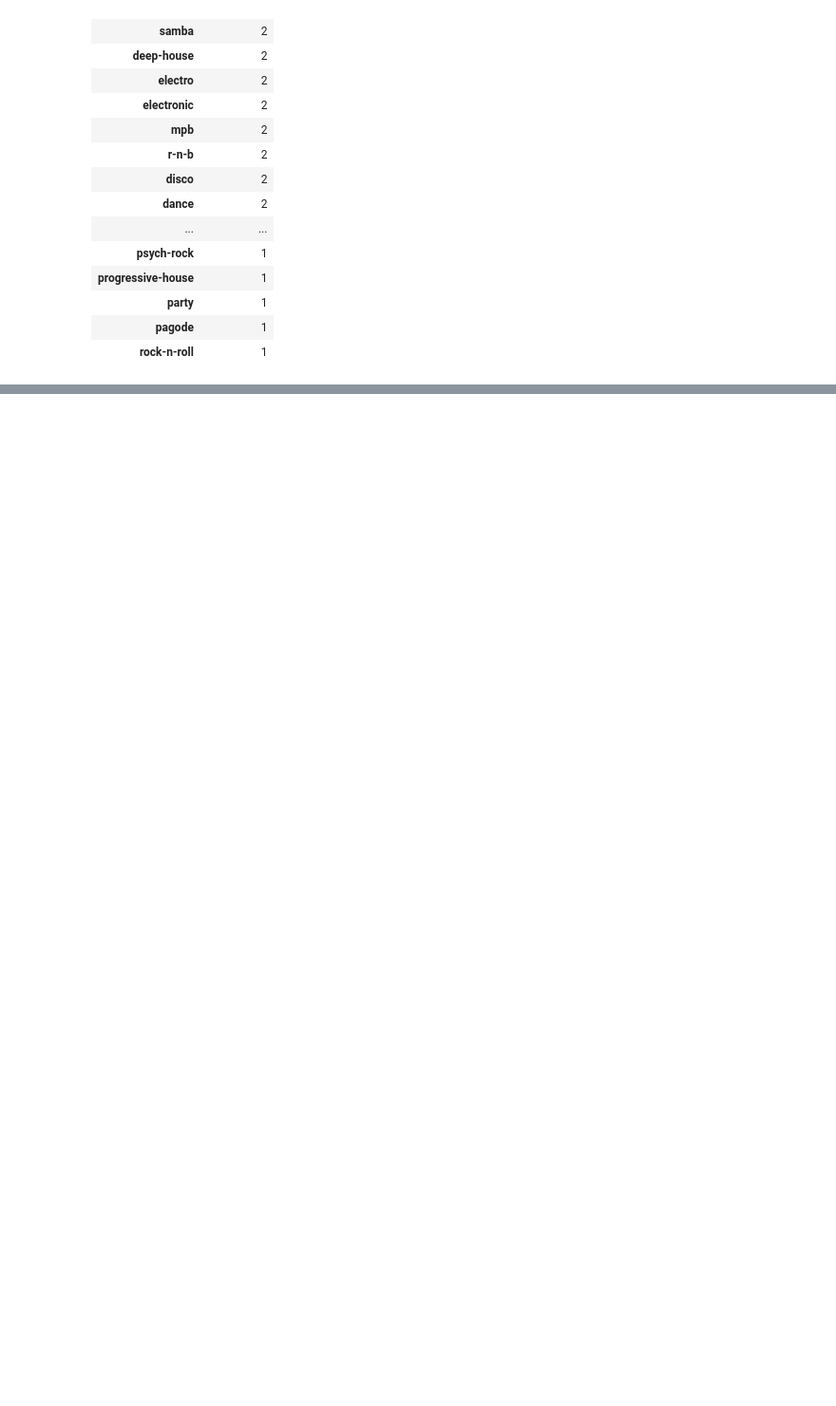
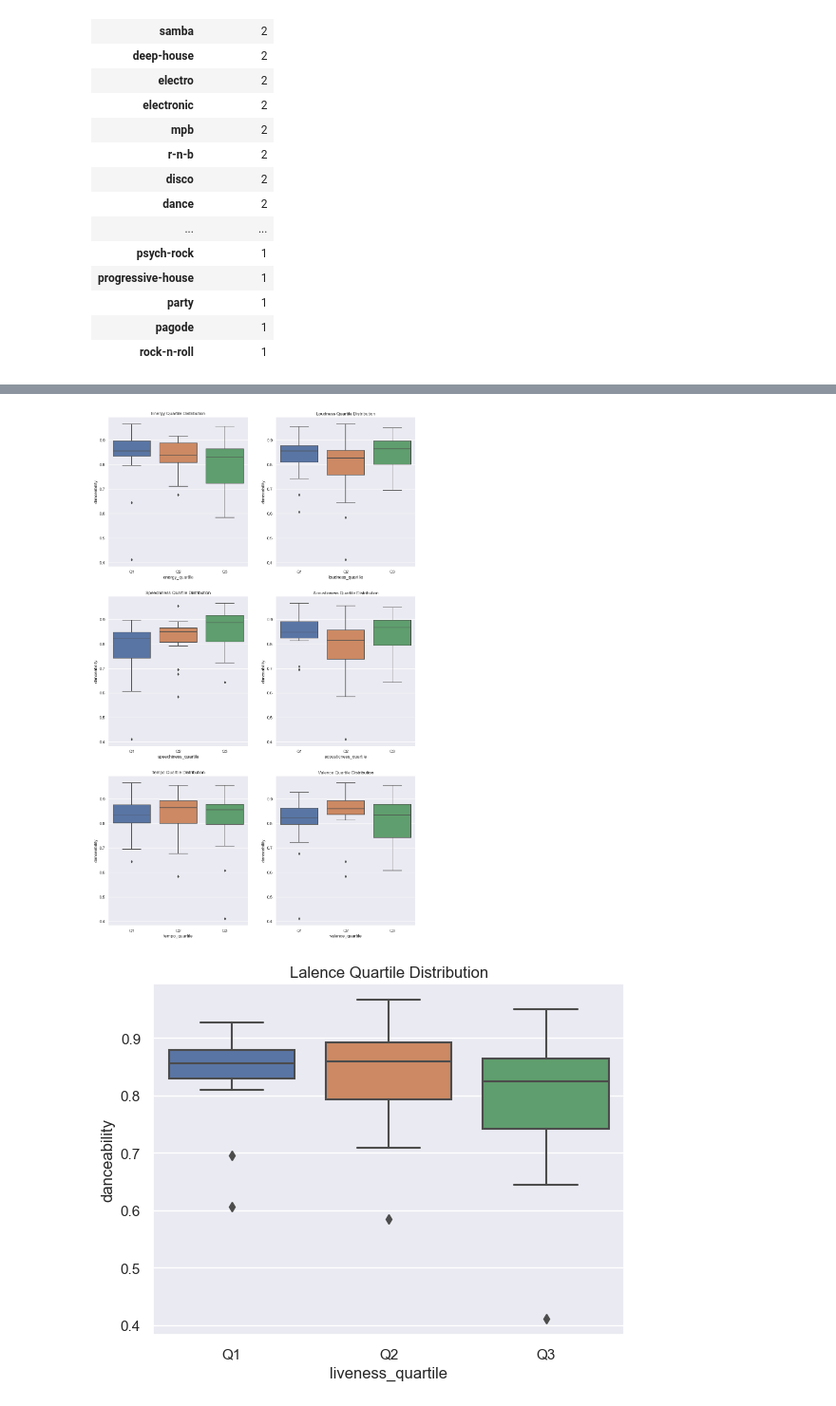
Before and after one commit to umar-anzar/datacamp-spotify-competition, a Jupyter notebook: notebook_New.ipynb, the cells around one changed output, grey strips where cells are left out. Shown at 95% size. Cells and saved outputs as stored; diff of their text form; code cells hidden in the pictures; blank space fills up the shorter version.

```diff
--- a/notebook_New.ipynb
+++ b/notebook_New.ipynb
@@ -1577,0 +1494,27 @@ param_grid_random_forest = {
+# %%
+# Create a copy of the Spotify dataset
+playlist_50_copy = playlist_50.copy()
+
+# Convert selected attributes to quartiles
+attributes_to_convert = ['energy', 'loudness', 'speechiness', 'acousticness', 'tempo', 'valence', 'liveness']
+attribues_last = attributes_to_convert[-1]
+
+# Create quartile columns for each attribute
+for attribute in attributes_to_convert:
+    playlist_50_copy[f'{attribute}_quartile'] = pd.qcut(playlist_50_copy[attribute], q=3, labels=['Q1','Q2','Q3'])
+
+# Create a bar plot for each attribute quartile
+fig, axes = plt.subplots(nrows=3, ncols=2, figsize=(15, 25))
+
+for i, attribute in enumerate(attributes_to_convert[:-1]):
+    sns.boxplot(data=playlist_50_copy, x=f'{attribute}_quartile', y='danceability', ax=axes[i // 2, i % 2])
+    axes[i // 2, i % 2].set_title(f'{attribute[0].upper()+attribute[1:]} Quartile Distribution')
+
+plt.subplots_adjust(hspace=0.2)
+plt.show()
+
+sns.boxplot(data=playlist_50_copy, x=f'{attribues_last}_quartile', y='danceability').set_title(f'{attribues_last[0].upper()+attribute[1:]} Quartile Distribution')
+plt.show()
+# %% [output]
+[figure, added]
+[figure, added]
```
Also changed, not shown: parts of 20 cells of this notebook, 3 other files.
